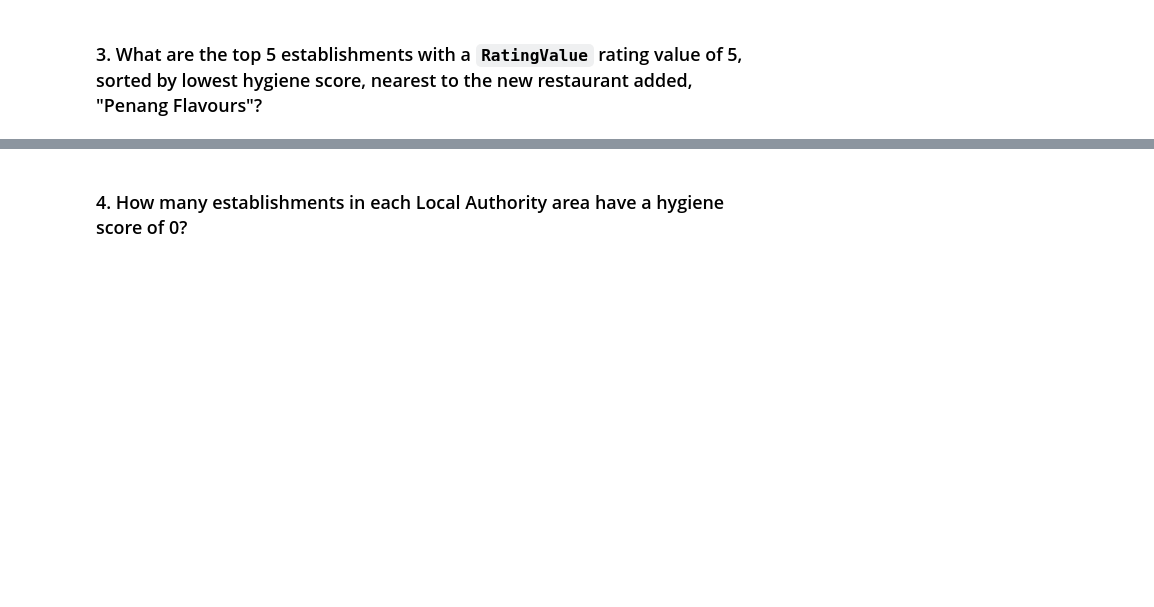
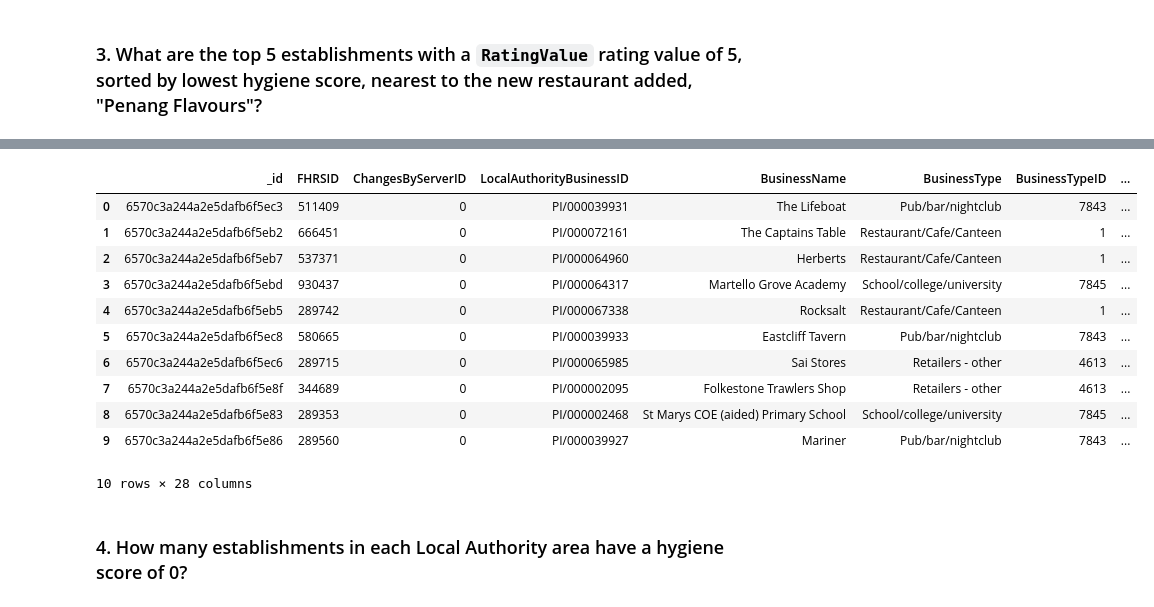
Before and after one commit to davisdw/Restaurant_Searches_MongoDB, a Jupyter notebook: NoSQL_analysis_starter.ipynb, the cells around one changed output, grey strips where cells are left out. Drawn from its saved outputs; the diff is of its cells as text; code cells hidden in the pictures; blank space fills up the shorter version.

```diff
--- a/NoSQL_analysis_starter.ipynb
+++ b/NoSQL_analysis_starter.ipynb
@@ -91,10 +152,21 @@ query =
 # Sort by hygiene score
 
 degree_search = 0.01
-latitude =
-longitude =
+latitude = 51.086058
+longitude = 1.196408
 
-query =
-sort =
+query = {'$match' : {'RatingValue': 5,
+                     'geocode.longitude': {'$gte': longitude - degree_search, '$lte': longitude + degree_search},
+                     'geocode.latitude': {'$gte': latitude - degree_search, '$lte': latitude + degree_search}
+                     }}
+
+limit = {'$limit' : 10}
+sort =  {'$sort': {'scores.Hygiene': 1}}
+
+pipeline = [query, sort, limit]
+
+results = list(establishments.aggregate(pipeline))
 
 # Print the results
+for r in results:
+    print(r)
@@ -101,5 +184,20 @@ sort =
 # %%
 # Convert result to Pandas DataFrame
+distance_near_penang_df = pd.DataFrame(results)
+distance_near_penang_df
+# %% [output]
+|  | _id | FHRSID | ChangesByServerID | LocalAuthorityBusinessID | BusinessName | BusinessType | BusinessTypeID | ... |
+| 0 | 6570c3a244a2e5dafb6f5ec3 | 511409 | 0 | PI/000039931 | The Lifeboat | Pub/bar/nightclub | 7843 | ... |
+| 1 | 6570c3a244a2e5dafb6f5eb2 | 666451 | 0 | PI/000072161 | The Captains Table | Restaurant/Cafe/Canteen | 1 | ... |
+| 2 | 6570c3a244a2e5dafb6f5eb7 | 537371 | 0 | PI/000064960 | Herberts | Restaurant/Cafe/Canteen | 1 | ... |
+| 3 | 6570c3a244a2e5dafb6f5ebd | 930437 | 0 | PI/000064317 | Martello Grove Academy | School/college/university | 7845 | ... |
+| 4 | 6570c3a244a2e5dafb6f5eb5 | 289742 | 0 | PI/000067338 | Rocksalt | Restaurant/Cafe/Canteen | 1 | ... |
+| 5 | 6570c3a244a2e5dafb6f5ec8 | 580665 | 0 | PI/000039933 | Eastcliff Tavern | Pub/bar/nightclub | 7843 | ... |
+| 6 | 6570c3a244a2e5dafb6f5ec6 | 289715 | 0 | PI/000065985 | Sai Stores | Retailers - other | 4613 | ... |
+| 7 | 6570c3a244a2e5dafb6f5e8f | 344689 | 0 | PI/000002095 | Folkestone Trawlers Shop | Retailers - other | 4613 | ... |
+| 8 | 6570c3a244a2e5dafb6f5e83 | 289353 | 0 | PI/000002468 | St Marys COE (aided) Primary School | School/college/university | 7845 | ... |
+| 9 | 6570c3a244a2e5dafb6f5e86 | 289560 | 0 | PI/000039927 | Mariner | Pub/bar/nightclub | 7843 | ... |
+10 rows × 28 columns
 # %% [markdown]
 ### 4. How many establishments in each Local Authority area have a hygiene score of 0?
 # %%
```
Also changed, not shown: parts of 8 cells of this notebook.
